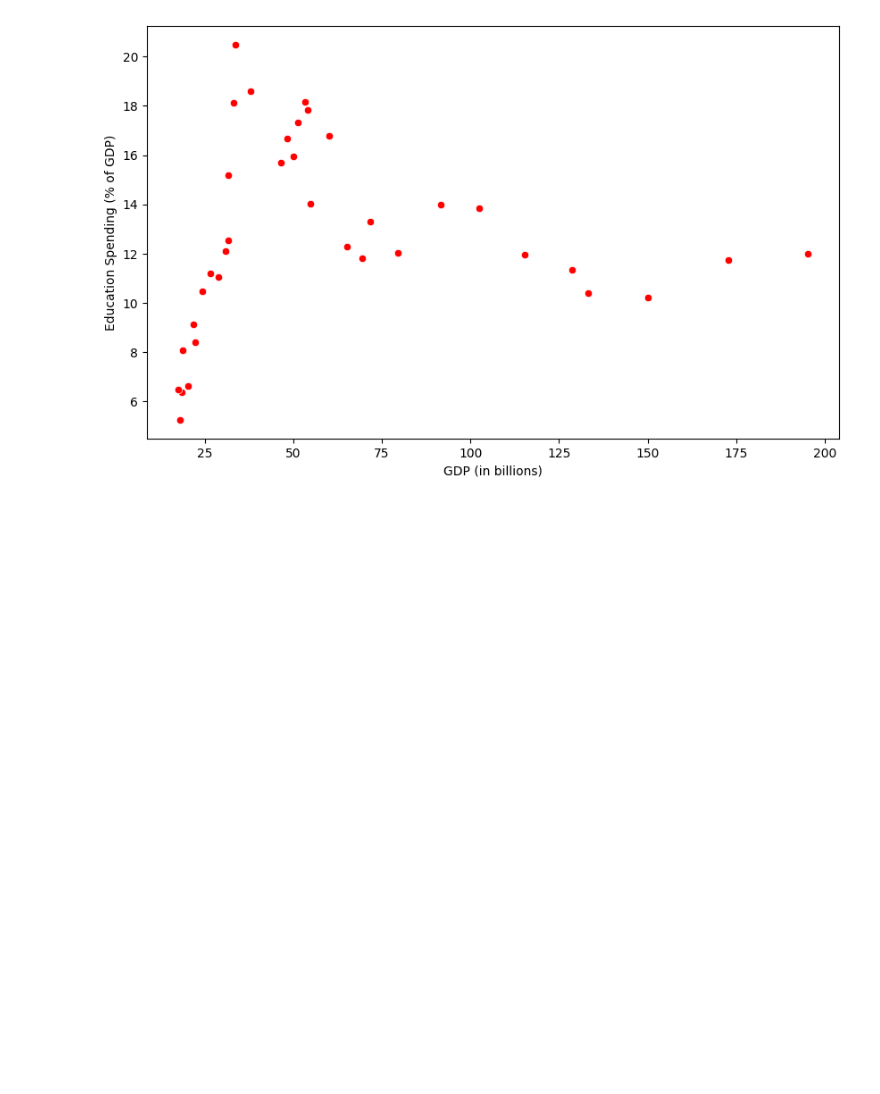
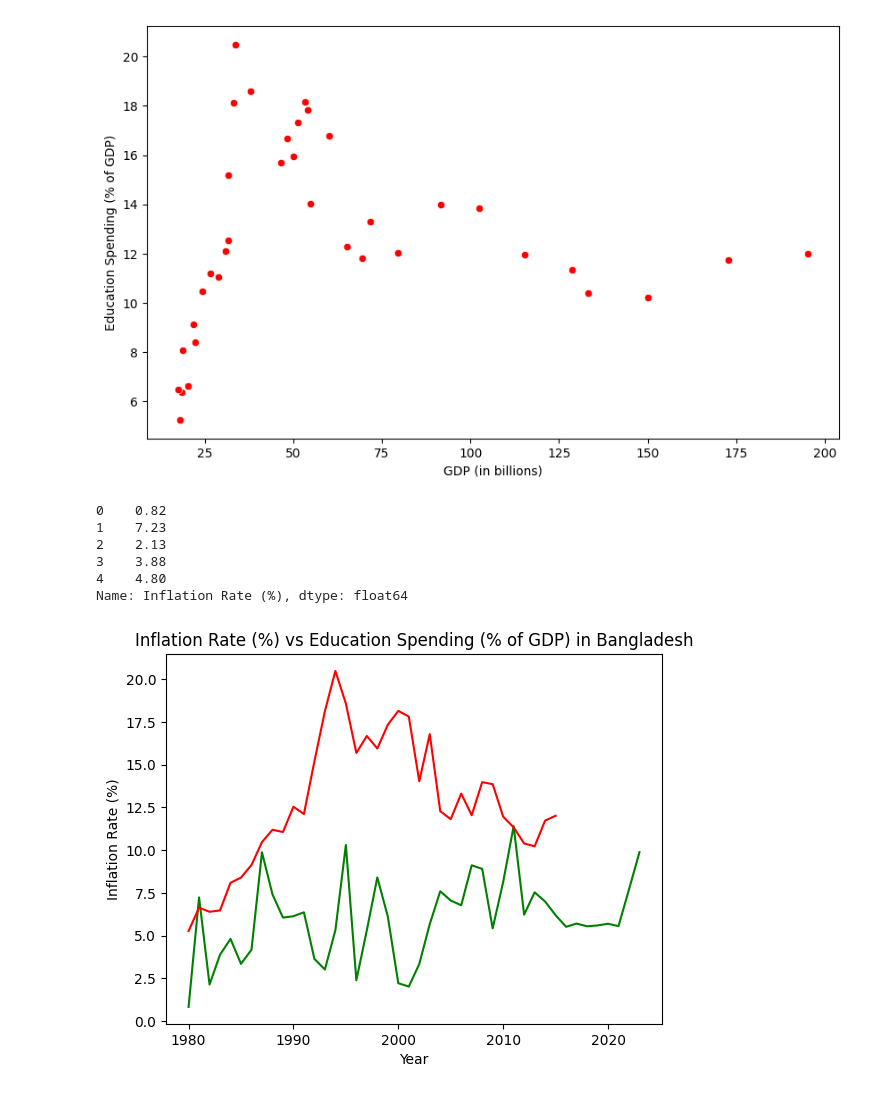
Before and after one commit to aneesakram/bangladesh-analysis, a Jupyter notebook: bangladesh_analysis.ipynb, the cells around one changed output. Cells and saved outputs as stored; diff of their text form; code cells hidden in the pictures; blank space fills up the shorter version.

```diff
--- a/bangladesh_analysis.ipynb
+++ b/bangladesh_analysis.ipynb
@@ -139,3 +128,22 @@ sns.scatterplot(x='GDP (in billions)', y=df['Education Spending (% of GDP)'], da
 plt.show()
 # %% [output]
 [figure]
+# %%
+df['Inflation Rate (%)'] = df['Inflation Rate (%)'].str.strip('%').astype(float)
+df['Inflation Rate (%)'].head()
+# %% [output]
+0    0.82
+1    7.23
+2    2.13
+3    3.88
+4    4.80
+Name: Inflation Rate (%), dtype: float64
+# %%
+sns.lineplot(x='Year', y='Inflation Rate (%)', data=df, color='green')
+sns.lineplot(x='Year', y='Education Spending (% of GDP)', data=df, color='red')
+
+plt.title('Inflation Rate (%) vs Education Spending (% of GDP) in Bangladesh')
+#plt.title('Inflation Rate in Bangladesh (%)')
+plt.show()
+# %% [output]
+[figure, added]
```
Also changed, not shown: parts of 5 cells of this notebook.
